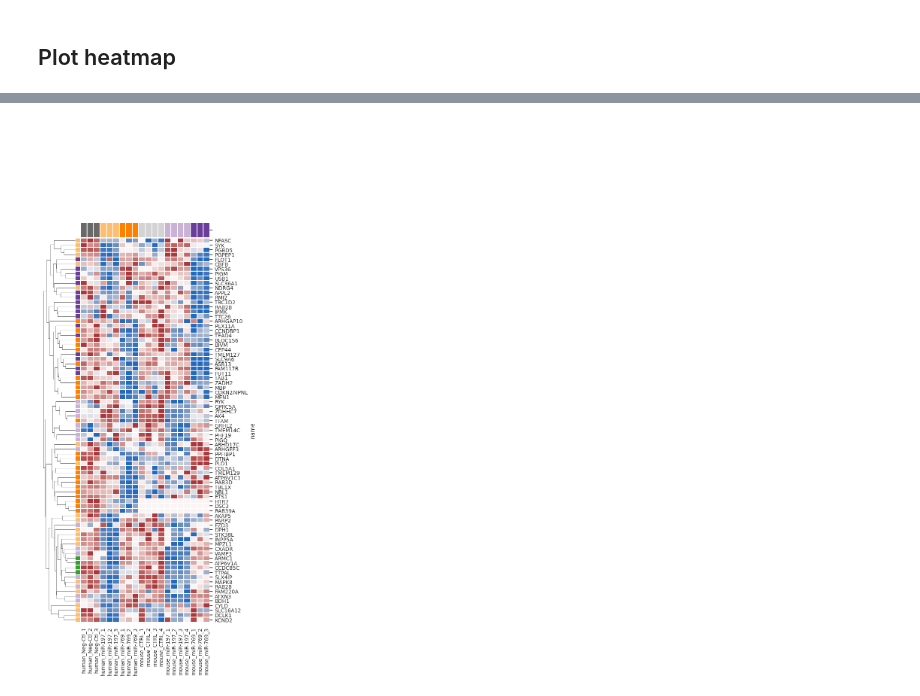
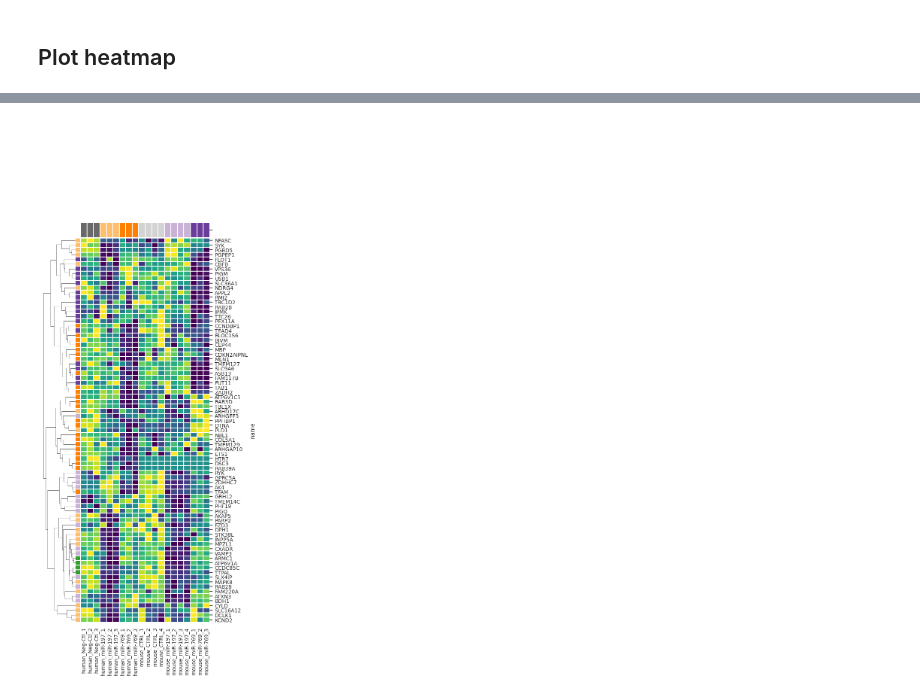
Before and after one commit to felixlangschied/rodent_loss, a Jupyter notebook: analyses/down_and_predicted/notebooks/read_heatmaps.ipynb, the cells around one changed output, grey strips where cells are left out. Drawn from its saved outputs; the diff is of its cells as text; code cells hidden in the pictures.

Commit message:
global heatmap for all DGE genes

```diff
--- a/analyses/down_and_predicted/notebooks/read_heatmaps.ipynb
+++ b/analyses/down_and_predicted/notebooks/read_heatmaps.ipynb
@@ -55,14 +55,14 @@ def filter_readsdf_mirna(df, mirna):
 
 
 tarpath = '/home/felixl/PycharmProjects/rodent_loss/milestones/data/targetscan/sigdown_and_predictedTargets_tsM_tsH.tsv'
-for organism in ORGANISMS:
-    countpath = f'/home/felixl/PycharmProjects/rodent_loss/external_data/counts_matrix/{organism}_counts.matrix'
-    reads_df = reads_per_gene_in_condition(countpath)
-    for mirna in MIRNAS:
-        mir_reads_df = filter_readsdf_mirna(reads_df, mirna)
-        targetdf = read_and_filter_predicted_targets(tarpath, organism, mirna)
+# for organism in ORGANISMS:
+#     countpath = f'/home/felixl/PycharmProjects/rodent_loss/external_data/counts_matrix/{organism}_counts.matrix'
+#     reads_df = reads_per_gene_in_condition(countpath)
+#     for mirna in MIRNAS:
+#         mir_reads_df = filter_readsdf_mirna(reads_df, mirna)
+#         targetdf = read_and_filter_predicted_targets(tarpath, organism, mirna)
 
-        heat_df = mir_reads_df.join(targetdf, how='inner')
-        heat_df = heat_df.sort_values(['TShuman_tc++s'])
-        fig = zscore_targetscan_heatmap(heat_df)
-        plt.savefig(f'{OUTDIR}/{organism}_{mirna}_read_heatmap.svg')
+#         heat_df = mir_reads_df.join(targetdf, how='inner')
+#         heat_df = heat_df.sort_values(['TShuman_tc++s'])
+#         fig = zscore_targetscan_heatmap(heat_df)
+#         plt.savefig(f'{OUTDIR}/{organism}_{mirna}_read_heatmap.svg')
@@ -167,14 +162,3 @@ display(doapr_df[doapr_df.upper_name.isin(nans.index)])
 | 35 | RAB39A | RAB39A | mir769 | human |
 # %% [markdown]
 ## Plot heatmap
-# %%
-sns.set(font_scale=0.9)
-
-no_nans = zdf.dropna()
-masked_nans = zdf.fillna(0)
-#display(zdf)
-#
-#sns.heatmap(tardf, cmap=cmap, ax=ax, vmin=-1, vmax=-0.2, linewidth=0.3)
-sns.clustermap(masked_nans, cmap="vlag", col_cluster=False, yticklabels=True, figsize=(6,15), linewidth=0.05, vmin=1.5, vmax=-1.5)
-
-plt.show()
@@ -217,33 +199,38 @@ def map_condition_to_color(df, category_to_color):
         else:
             organism = 'mouse'
         if 'miR-197' in col:
             mirna = 'mir197'
         elif 'miR-769' in col:
             mirna = 'mir769'
         else:
             mirna = 'control'
 
         condition2color[col] = category_to_color[f'{organism}|{mirna}']
     return pd.Series(condition2color)
 
 
+
 col_colors = map_condition_to_color(masked_nans, category_to_color)
 row_colors = map_gene_to_color(doapr_df, category_to_color)
 
 sns.clustermap(
     masked_nans,
-    cmap="vlag",
+    cmap="viridis",
     cbar_pos=None,
     col_cluster=False,
     yticklabels=True,
     figsize=(6,15),
     linewidth=0.05,
     vmin=-1.5,
     vmax=1.5,
     row_colors=row_colors,
     col_colors=col_colors,
-    # metric=metrics[7]
+    metric='cosine'
     )
+plt.ylabel('')
+plt.tight_layout()
+plt.savefig('../results/global_zscore_clustermap.svg')
+plt.savefig('../results/global_zscore_clustermap.pdf')
 plt.show()
 # %% [output]
-[figure, old version]
+[figure, new version]
```
Also changed, not shown: parts of 5 cells of this notebook, 14 other files.
